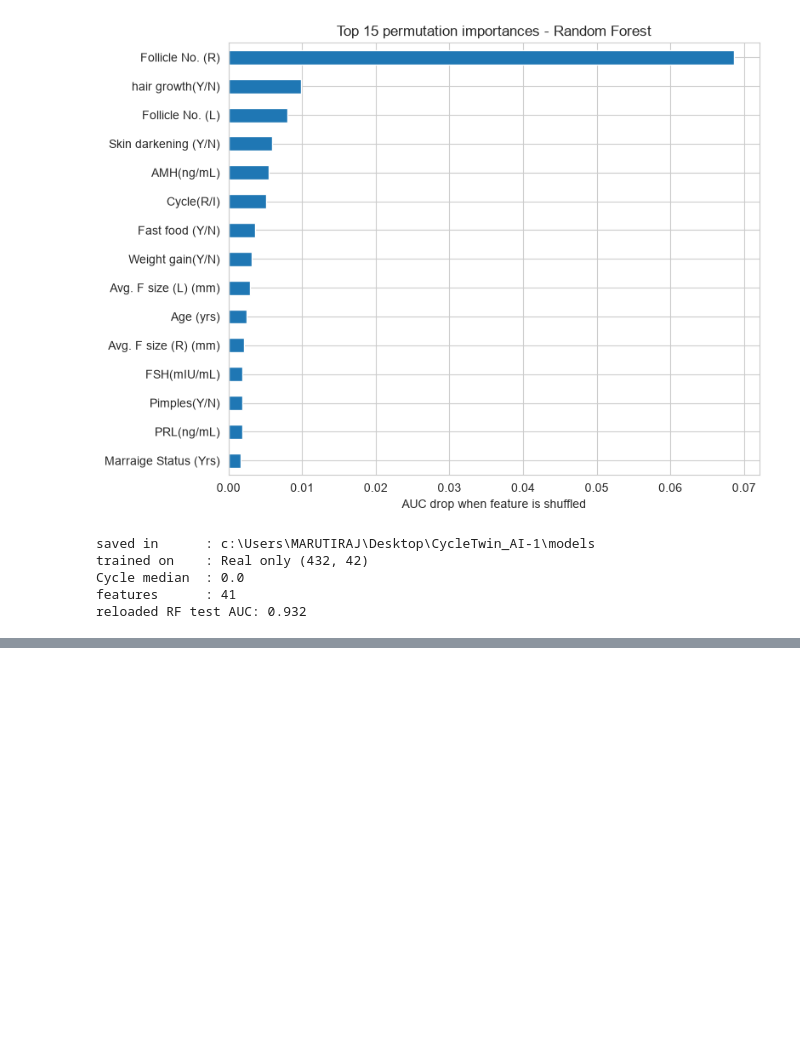
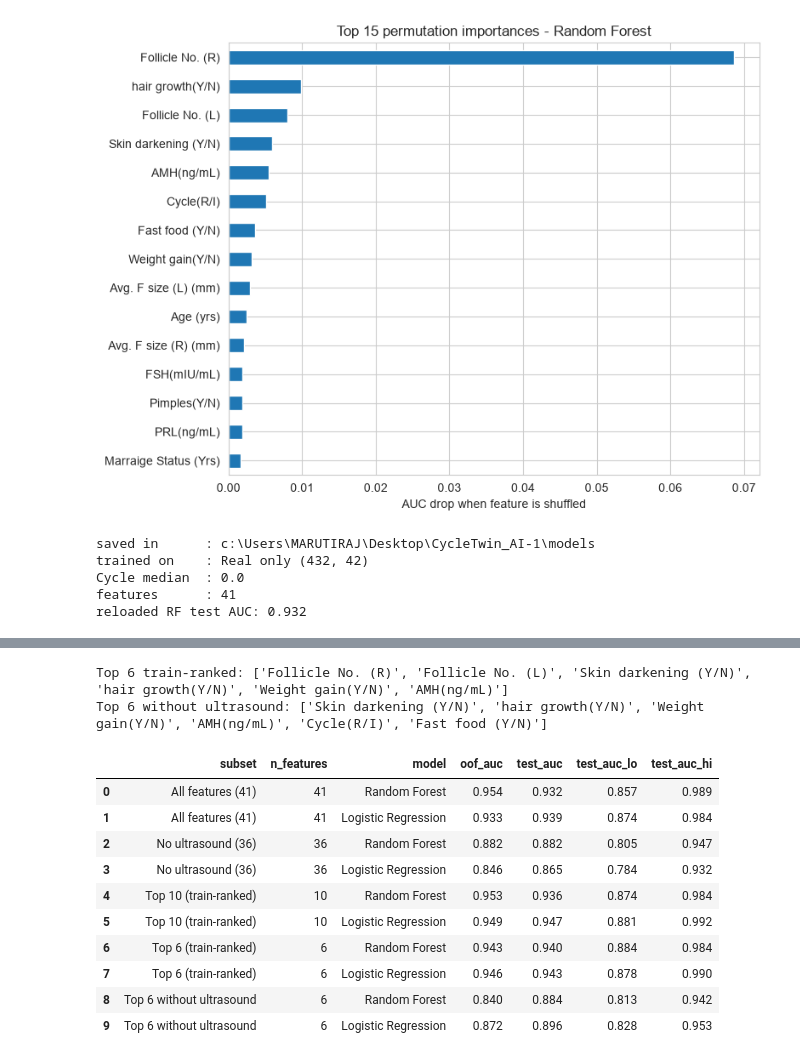
Before and after one commit to omkarrnaik/cycletwin-ai, a Jupyter notebook: data/PCOS_Analysis.ipynb, the cells around one changed output, grey strips where cells are left out. Saved outputs shown, nothing was run; the diff lists cells and outputs as text; code cells hidden in the pictures; blank space fills up the shorter version.

```diff
--- a/data/PCOS_Analysis.ipynb
+++ b/data/PCOS_Analysis.ipynb
@@ -398,0 +554,62 @@ reloaded RF test AUC: 0.932
+# %%
+# ===== 2b-4: no-ultrasound and few-feature models (paper ablation, app unchanged) =====
+# Feature ranking uses real TRAIN only (impurity importance). Test is scored once per subset.
+# Needs: pipes, X_train, y_train, X_test, y_test, cols, SEED
+from sklearn.model_selection import RepeatedStratifiedKFold, cross_val_predict
+from sklearn.base import clone
+
+ULTRASOUND = ['Follicle No. (L)', 'Follicle No. (R)', 'Avg. F size (L) (mm)',
+              'Avg. F size (R) (mm)', 'Endometrium (mm)']
+assert set(ULTRASOUND) <= set(cols)
+
+# rank features on train only
+rank_rf = clone(pipes['Random Forest']).fit(X_train, y_train)
+imp_tr = pd.Series(rank_rf.named_steps['model'].feature_importances_, index=cols).sort_values(ascending=False)
+no_us = [c for c in cols if c not in ULTRASOUND]
+
+subsets = {
+    f'All features ({len(cols)})': cols,
+    f'No ultrasound ({len(no_us)})': no_us,
+    'Top 10 (train-ranked)': list(imp_tr.index[:10]),
+    'Top 6 (train-ranked)': list(imp_tr.index[:6]),
+    'Top 6 without ultrasound': [c for c in imp_tr.index if c not in ULTRASOUND][:6],
+}
+print('Top 6 train-ranked:', list(imp_tr.index[:6]))
+print('Top 6 without ultrasound:', subsets['Top 6 without ultrasound'])
+
+yt = y_test.to_numpy()
+rng = np.random.default_rng(SEED)
+bidx = [rng.integers(0, len(yt), len(yt)) for _ in range(2000)]
+bidx = [ix for ix in bidx if len(np.unique(yt[ix])) == 2]
+cv5 = StratifiedKFold(n_splits=5, shuffle=True, random_state=SEED)
+
+rows = []
+for sname, feats in subsets.items():
+    for mname in ['Random Forest', 'Logistic Regression']:
+        p = clone(pipes[mname])
+        oof_p = cross_val_predict(p, X_train[feats], y_train, cv=cv5, method='predict_proba')[:, 1]
+        pt = clone(pipes[mname]).fit(X_train[feats], y_train).predict_proba(X_test[feats])[:, 1]
+        bs = [roc_auc_score(yt[ix], pt[ix]) for ix in bidx]
+        lo, hi = np.percentile(bs, [2.5, 97.5])
+        rows.append({'subset': sname, 'n_features': len(feats), 'model': mname,
+                     'oof_auc': round(roc_auc_score(y_train, oof_p), 3),
+                     'test_auc': round(roc_auc_score(yt, pt), 3),
+                     'test_auc_lo': round(lo, 3), 'test_auc_hi': round(hi, 3)})
+
+subset_table = pd.DataFrame(rows)
+subset_table.to_csv('results/table_feature_subsets.csv', index=False)
+subset_table
+# %% [output]
+Top 6 train-ranked: ['Follicle No. (R)', 'Follicle No. (L)', 'Skin darkening (Y/N)', 'hair growth(Y/N)', 'Weight gain(Y/N)', 'AMH(ng/mL)']
+Top 6 without ultrasound: ['Skin darkening (Y/N)', 'hair growth(Y/N)', 'Weight gain(Y/N)', 'AMH(ng/mL)', 'Cycle(R/I)', 'Fast food (Y/N)']
+|  | subset | n_features | model | oof_auc | test_auc | test_auc_lo | test_auc_hi |
+| 0 | All features (41) | 41 | Random Forest | 0.954 | 0.932 | 0.857 | 0.989 |
+| 1 | All features (41) | 41 | Logistic Regression | 0.933 | 0.939 | 0.874 | 0.984 |
+| 2 | No ultrasound (36) | 36 | Random Forest | 0.882 | 0.882 | 0.805 | 0.947 |
+| 3 | No ultrasound (36) | 36 | Logistic Regression | 0.846 | 0.865 | 0.784 | 0.932 |
+| 4 | Top 10 (train-ranked) | 10 | Random Forest | 0.953 | 0.936 | 0.874 | 0.984 |
+| 5 | Top 10 (train-ranked) | 10 | Logistic Regression | 0.949 | 0.947 | 0.881 | 0.992 |
+| 6 | Top 6 (train-ranked) | 6 | Random Forest | 0.943 | 0.940 | 0.884 | 0.984 |
+| 7 | Top 6 (train-ranked) | 6 | Logistic Regression | 0.946 | 0.943 | 0.878 | 0.990 |
+| 8 | Top 6 without ultrasound | 6 | Random Forest | 0.840 | 0.884 | 0.813 | 0.942 |
+| 9 | Top 6 without ultrasound | 6 | Logistic Regression | 0.872 | 0.896 | 0.828 | 0.953 |
```
Also changed, not shown: parts of 7 cells of this notebook, 10 other files.
